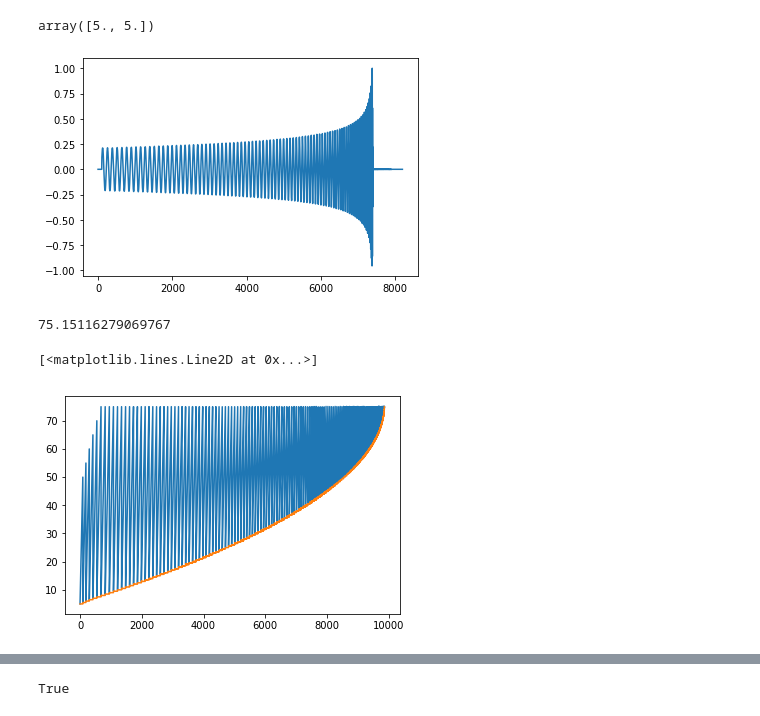
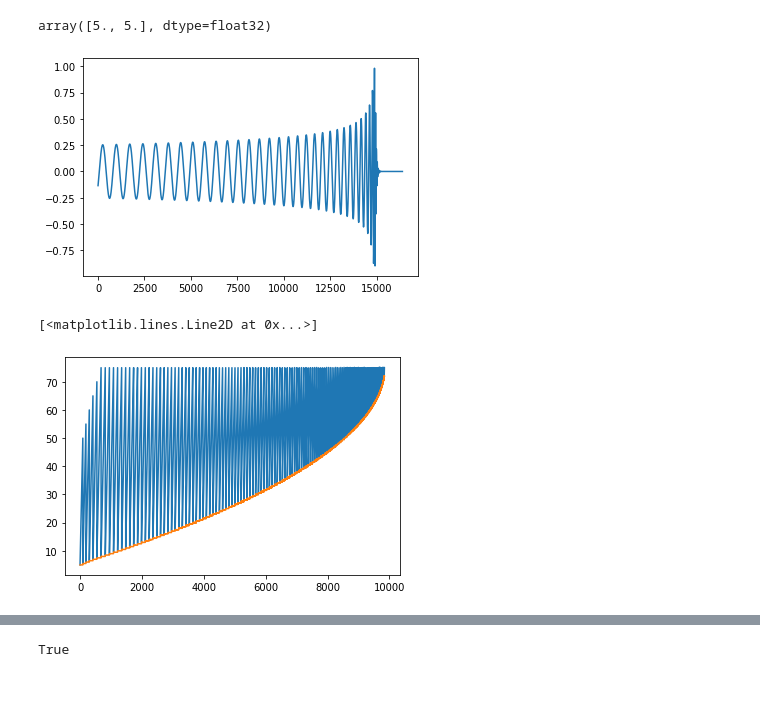
Before and after one commit to jw222/Gravitational-Wave, a Jupyter notebook: MPredictor.ipynb, the cells around one changed output, grey strips where cells are left out. Drawn from its saved outputs; the diff is of its cells as text; code cells hidden in the pictures; blank space fills up the shorter version.

```diff
--- a/MPredictor.ipynb
+++ b/MPredictor.ipynb
@@ -9,21 +9,17 @@ import os
 os.environ["HDF5_USE_FILE_LOCKING"] = "FALSE"
 %matplotlib inline
 # %%
-f_train = h5py.File("data/TrainEOB_q-1-10-0.02_ProperWhitenZ.h5", "r")
-f_test = h5py.File("data/TestEOB_q-1-10-0.02_ProperWhitenZ.h5", "r")
+f_train = h5py.File("data/twoSecondTrain.h5", "r")
+f_test = h5py.File("data/twoSecondTest.h5", "r")
 # %%
-plt.plot(f_train['WhitenedSignals'][0])
+plt.plot(f_train['data'][0])
 f_train['m1m2'][0]
 # %% [output]
-array([5., 5.])
+array([5., 5.], dtype=float32)
-[figure, old version]
+[figure, new version]
-# %%
-np.amax(f_train['m1m2'][...])
-# %% [output]
-75.15116279069767
 # %%
 plt.plot(f_train['m1m2'][...].T[0])
 plt.plot(f_train['m1m2'][...].T[1])
 # %% [output]
 [<matplotlib.lines.Line2D at 0x...>]
-[figure, old version]
+[figure, new version]
```
Also changed, not shown: parts of 9 cells of this notebook, 3 other files.
